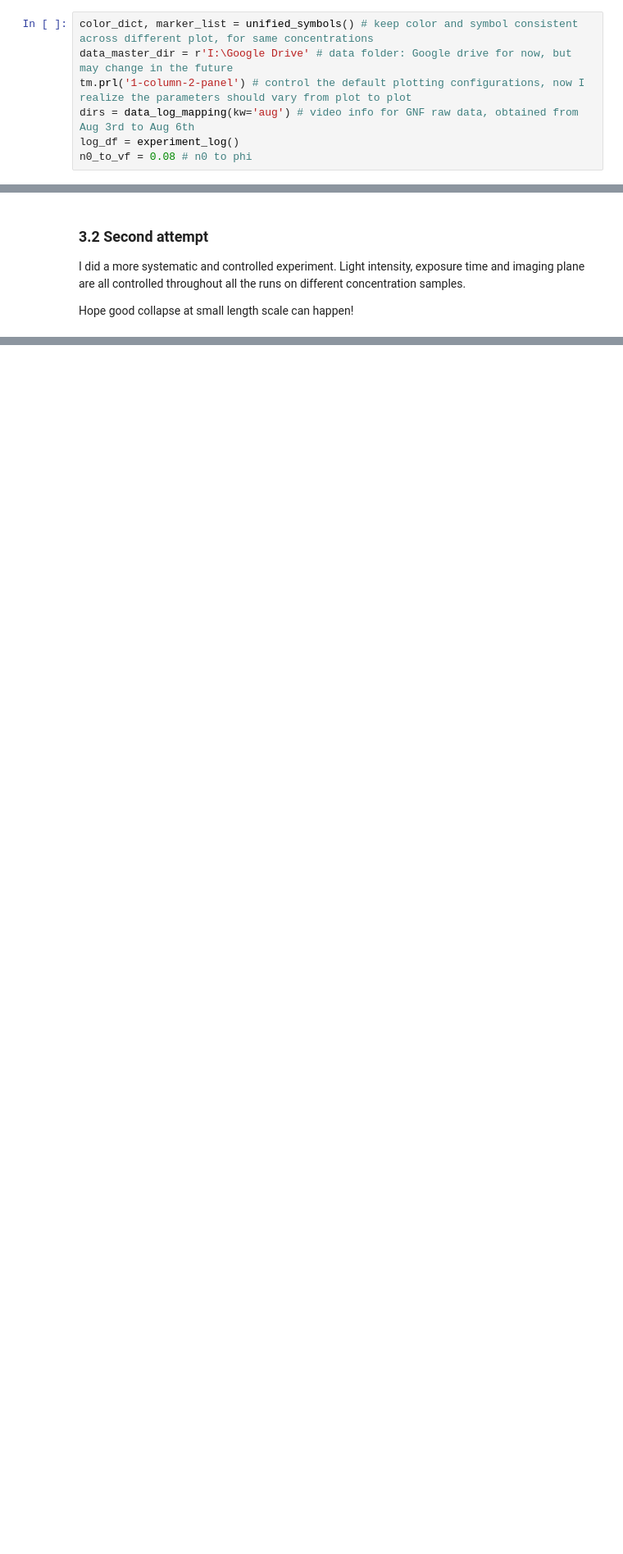
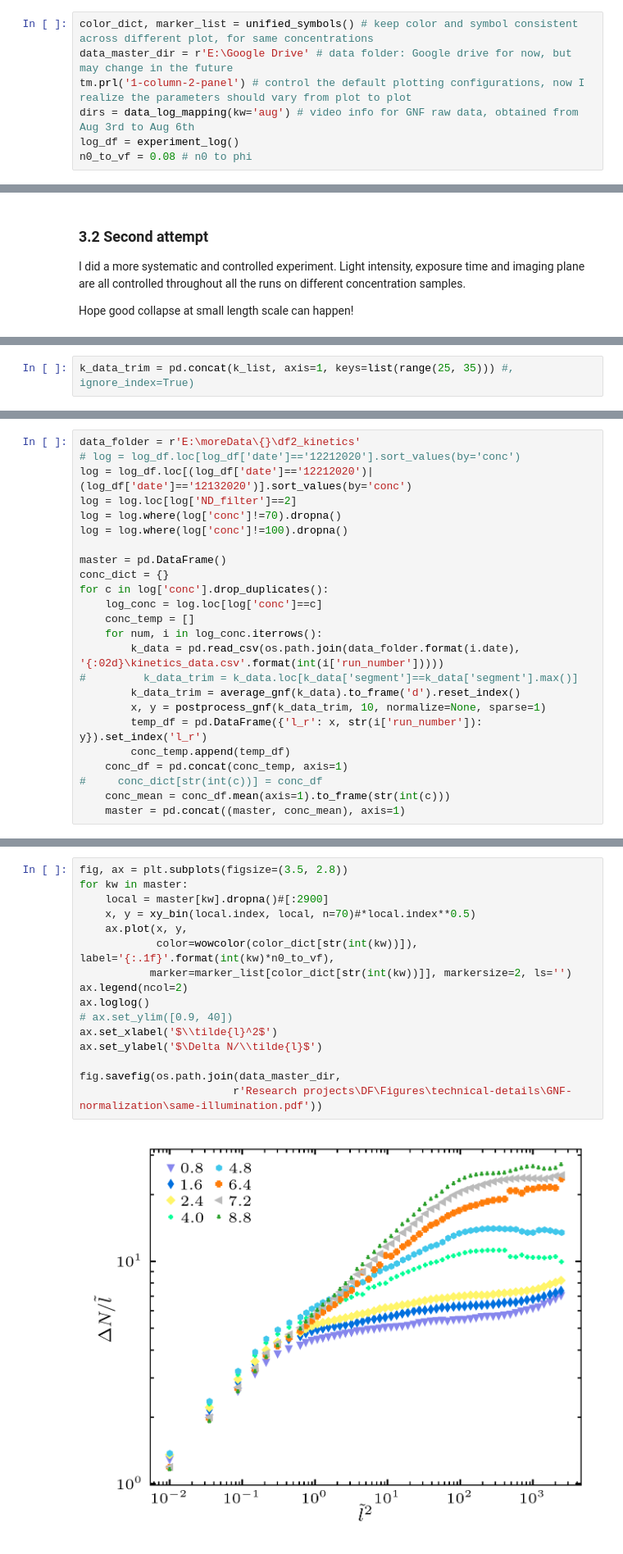
Before and after one commit to ZLoverty/Python, a Jupyter notebook: Correlation/src/GNF-normalizations.ipynb, the cells around one changed output, grey strips where cells are left out. Shown at 82% size. Saved outputs shown, nothing was run; the diff lists cells and outputs as text; blank space fills up the shorter version.

```diff
--- a/Correlation/src/GNF-normalizations.ipynb
+++ b/Correlation/src/GNF-normalizations.ipynb
@@ -25,7 +25,7 @@ from IPython.display import clear_output
 from log import experiment_log
 # %%
 color_dict, marker_list = unified_symbols() # keep color and symbol consistent across different plot, for same concentrations
-data_master_dir = r'I:\Google Drive' # data folder: Google drive for now, but may change in the future
+data_master_dir = r'E:\Google Drive' # data folder: Google drive for now, but may change in the future
 tm.prl('1-column-2-panel') # control the default plotting configurations, now I realize the parameters should vary from plot to plot
 dirs = data_log_mapping(kw='aug') # video info for GNF raw data, obtained from Aug 3rd to Aug 6th
 log_df = experiment_log()
@@ -895,0 +913,2 @@ fig.savefig(os.path.join(data_master_dir,
+# %%
+k_data_trim = pd.concat(k_list, axis=1, keys=list(range(25, 35))) #, ignore_index=True)
@@ -895,0 +931,24 @@ fig.savefig(os.path.join(data_master_dir,
+# %%
+data_folder = r'E:\moreData\{}\df2_kinetics'
+# log = log_df.loc[log_df['date']=='12212020'].sort_values(by='conc')
+log = log_df.loc[(log_df['date']=='12212020')|(log_df['date']=='12132020')].sort_values(by='conc')
+log = log.loc[log['ND_filter']==2]
+log = log.where(log['conc']!=70).dropna()
+log = log.where(log['conc']!=100).dropna()
+
+master = pd.DataFrame()
+conc_dict = {}
+for c in log['conc'].drop_duplicates():
+    log_conc = log.loc[log['conc']==c]
+    conc_temp = []
+    for num, i in log_conc.iterrows():
+        k_data = pd.read_csv(os.path.join(data_folder.format(i.date), '{:02d}\kinetics_data.csv'.format(int(i['run_number']))))
+#         k_data_trim = k_data.loc[k_data['segment']==k_data['segment'].max()]
+        k_data_trim = average_gnf(k_data).to_frame('d').reset_index()
+        x, y = postprocess_gnf(k_data_trim, 10, normalize=None, sparse=1)
+        temp_df = pd.DataFrame({'l_r': x, str(i['run_number']): y}).set_index('l_r')
+        conc_temp.append(temp_df)
+    conc_df = pd.concat(conc_temp, axis=1)
+#     conc_dict[str(int(c))] = conc_df
+    conc_mean = conc_df.mean(axis=1).to_frame(str(int(c)))
+    master = pd.concat((master, conc_mean), axis=1)
@@ -895,0 +971,18 @@ fig.savefig(os.path.join(data_master_dir,
+# %%
+fig, ax = plt.subplots(figsize=(3.5, 2.8))
+for kw in master:
+    local = master[kw].dropna()#[:2900]
+    x, y = xy_bin(local.index, local, n=70)#*local.index**0.5)
+    ax.plot(x, y,
+            color=wowcolor(color_dict[str(int(kw))]), label='{:.1f}'.format(int(kw)*n0_to_vf),
+           marker=marker_list[color_dict[str(int(kw))]], markersize=2, ls='')
+ax.legend(ncol=2)
+ax.loglog()
+# ax.set_ylim([0.9, 40])
+ax.set_xlabel('$\\tilde{l}^2$')
+ax.set_ylabel('$\Delta N/\\tilde{l}$')
+
+fig.savefig(os.path.join(data_master_dir,
+                        r'Research projects\DF\Figures\technical-details\GNF-normalization\same-illumination.pdf'))
+# %% [output]
+[figure, added]
```
Also changed, not shown: parts of 8 cells of this notebook, 10 other files.
